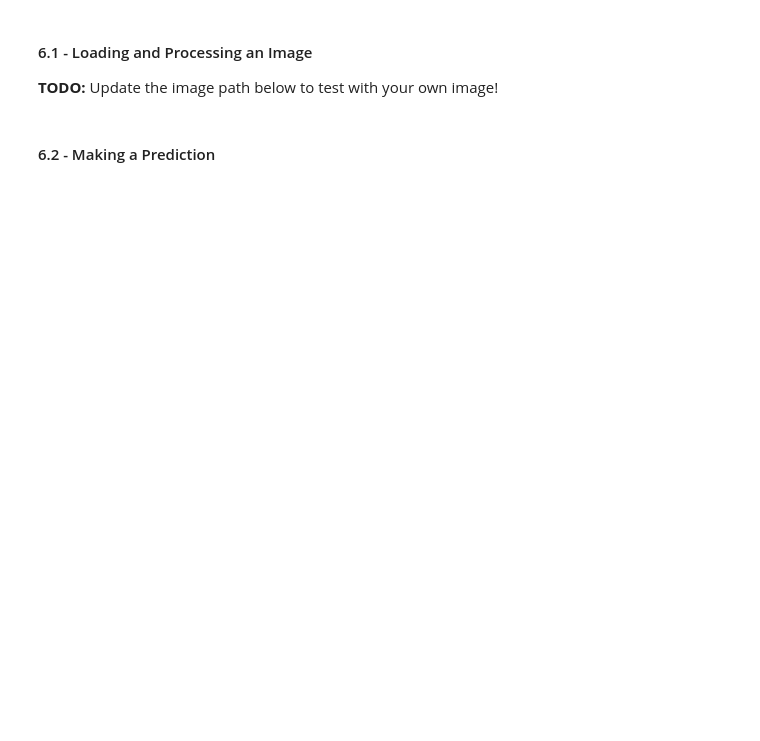
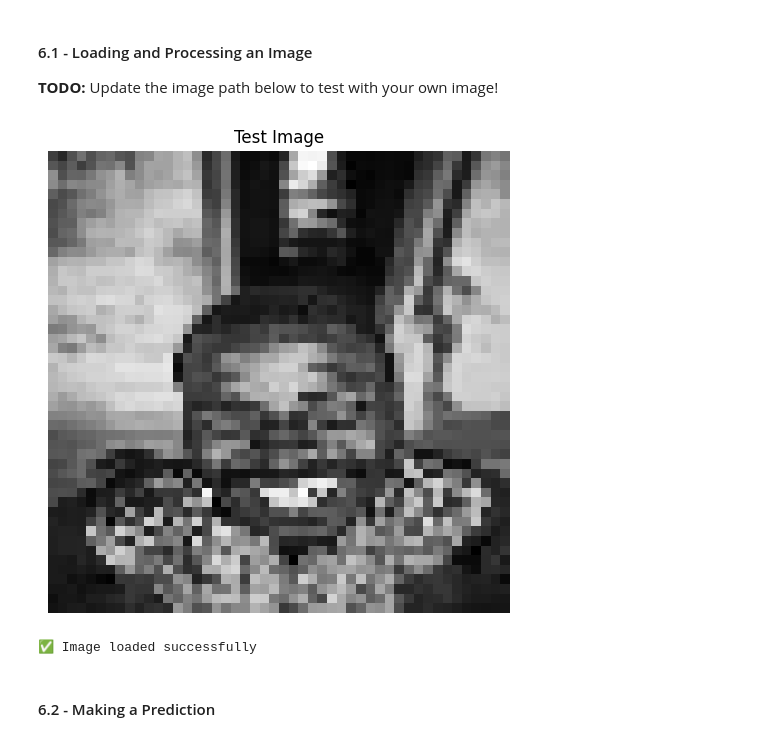
Before and after one commit to joshuaFSDclass/Unit-3-AI, a Jupyter notebook: 03-machine-learning/emotion-detector-lab.ipynb, the cells around one changed output. Drawn from its saved outputs; the diff is of its cells as text; code cells hidden in the pictures; blank space fills up the shorter version.

```diff
--- a/03-machine-learning/emotion-detector-lab.ipynb
+++ b/03-machine-learning/emotion-detector-lab.ipynb
@@ -547,19 +624,22 @@ for key, value in label_dict.items():
 **TODO:** Update the image path below to test with your own image!
 # %%
 # TODO: Change this to your image path
-image_path = "path/to/your/image.jpg"
+image_path = "smiling_person.jpeg"
 
 # Load and preprocess the image
 img = image.load_img(image_path, color_mode="grayscale", target_size=(img_size, img_size))
 
 # Display the original image
 plt.figure(figsize=(6, 6))
 plt.imshow(img, cmap='gray')
 plt.title("Test Image")
 plt.axis('off')
 plt.show()
 
 print("✅ Image loaded successfully")
+# %% [output]
+[figure, added]
+✅ Image loaded successfully
 # %% [markdown]
 #### 6.2 - Making a Prediction
 # %%
```
Also changed, not shown: parts of 22 cells of this notebook, 3 other files.
